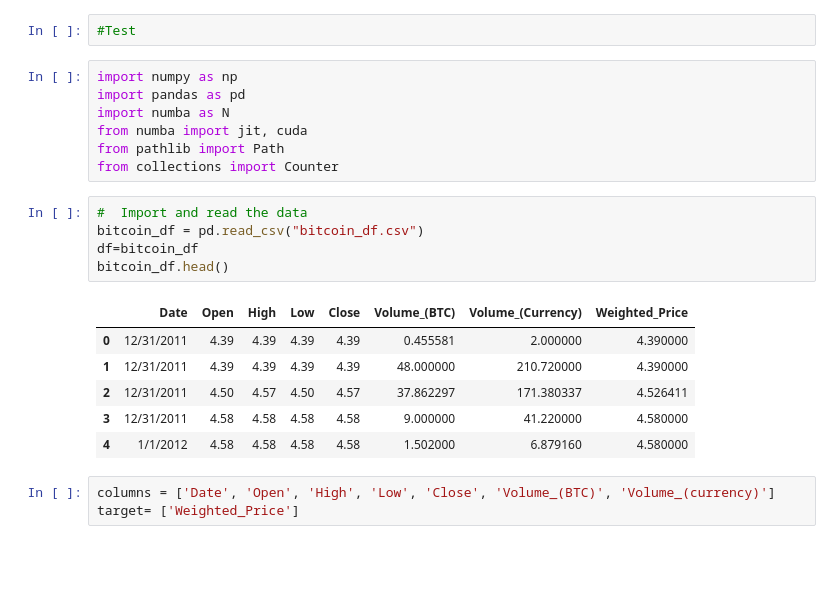
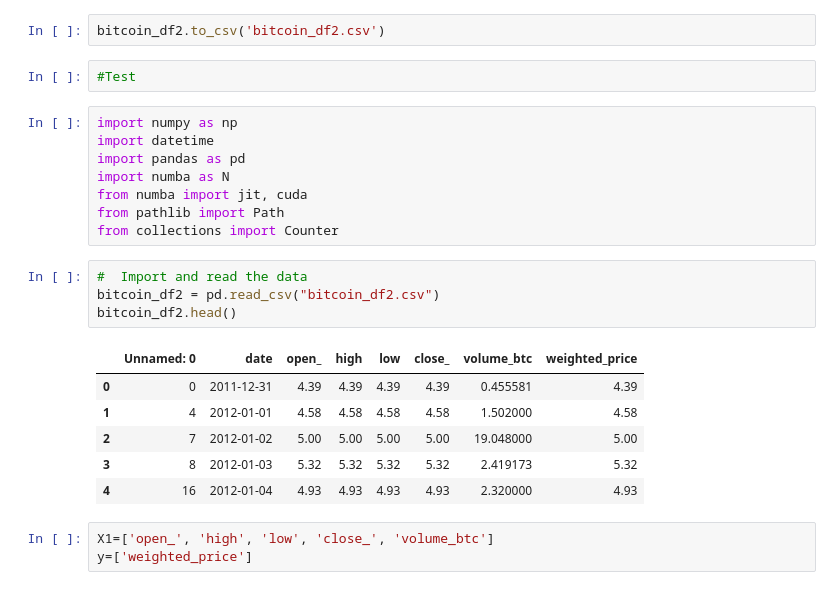
Before and after one commit to tor86/Crypto-To-Wall-Street, a Jupyter notebook: Eric/Test.ipynb, the cells around one changed output. Saved outputs shown, nothing was run; the diff lists cells and outputs as text; blank space fills up the shorter version.

```diff
--- a/Eric/Test.ipynb
+++ b/Eric/Test.ipynb
@@ -24,7 +43,10 @@ SyntaxError: invalid syntax (2147177952.py, line 1)
+# %%
+bitcoin_df2.to_csv('bitcoin_df2.csv')
 # %%
 #Test
 # %%
 import numpy as np
+import datetime
 import pandas as pd
 import numba as N
 from numba import jit, cuda
@@ -32,18 +54,17 @@ from pathlib import Path
 from collections import Counter
 # %%
 #  Import and read the data
-bitcoin_df = pd.read_csv("bitcoin_df.csv")
-df=bitcoin_df
-bitcoin_df.head()
+bitcoin_df2 = pd.read_csv("bitcoin_df2.csv")
+bitcoin_df2.head()
 # %% [output]
-|  | Date | Open | High | Low | Close | Volume_(BTC) | Volume_(Currency) | Weighted_Price |
-| 0 | 12/31/2011 | 4.39 | 4.39 | 4.39 | 4.39 | 0.455581 | 2.000000 | 4.390000 |
-| 1 | 12/31/2011 | 4.39 | 4.39 | 4.39 | 4.39 | 48.000000 | 210.720000 | 4.390000 |
-| 2 | 12/31/2011 | 4.50 | 4.57 | 4.50 | 4.57 | 37.862297 | 171.380337 | 4.526411 |
-| 3 | 12/31/2011 | 4.58 | 4.58 | 4.58 | 4.58 | 9.000000 | 41.220000 | 4.580000 |
-| 4 | 1/1/2012 | 4.58 | 4.58 | 4.58 | 4.58 | 1.502000 | 6.879160 | 4.580000 |
+|  | Unnamed: 0 | date | open_ | high | low | close_ | volume_btc | weighted_price |
+| 0 | 0 | 2011-12-31 | 4.39 | 4.39 | 4.39 | 4.39 | 0.455581 | 4.39 |
+| 1 | 4 | 2012-01-01 | 4.58 | 4.58 | 4.58 | 4.58 | 1.502000 | 4.58 |
+| 2 | 7 | 2012-01-02 | 5.00 | 5.00 | 5.00 | 5.00 | 19.048000 | 5.00 |
+| 3 | 8 | 2012-01-03 | 5.32 | 5.32 | 5.32 | 5.32 | 2.419173 | 5.32 |
+| 4 | 16 | 2012-01-04 | 4.93 | 4.93 | 4.93 | 4.93 | 2.320000 | 4.93 |
-# %%
-columns = ['Date', 'Open', 'High', 'Low', 'Close', 'Volume_(BTC)', 'Volume_(currency)']
-target= ['Weighted_Price']
+# %%
+X1=['open_', 'high', 'low', 'close_', 'volume_btc']
+y=['weighted_price']
 # %%
 # Create our features
```
Also changed, not shown: parts of 30 cells of this notebook.
